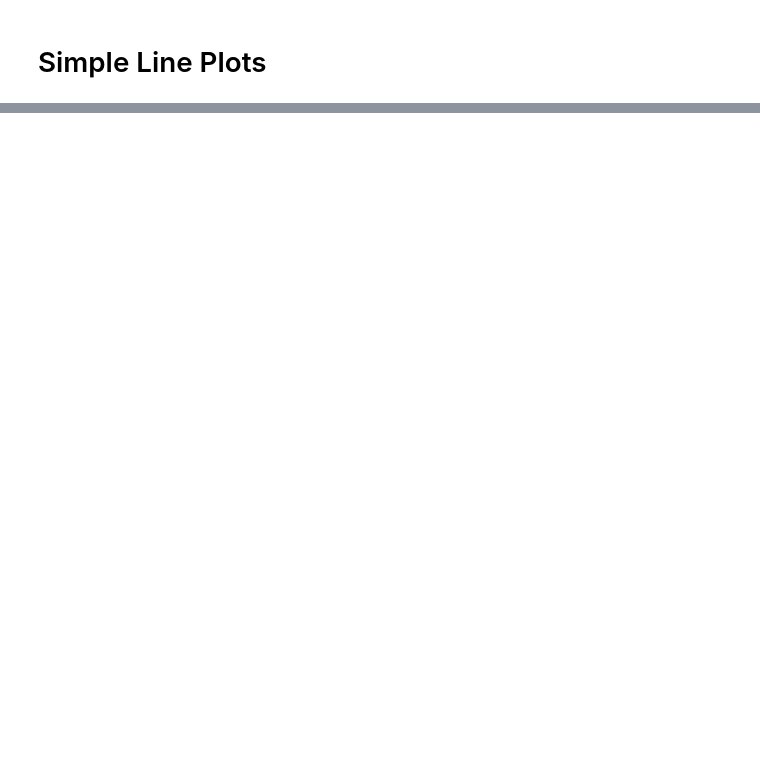
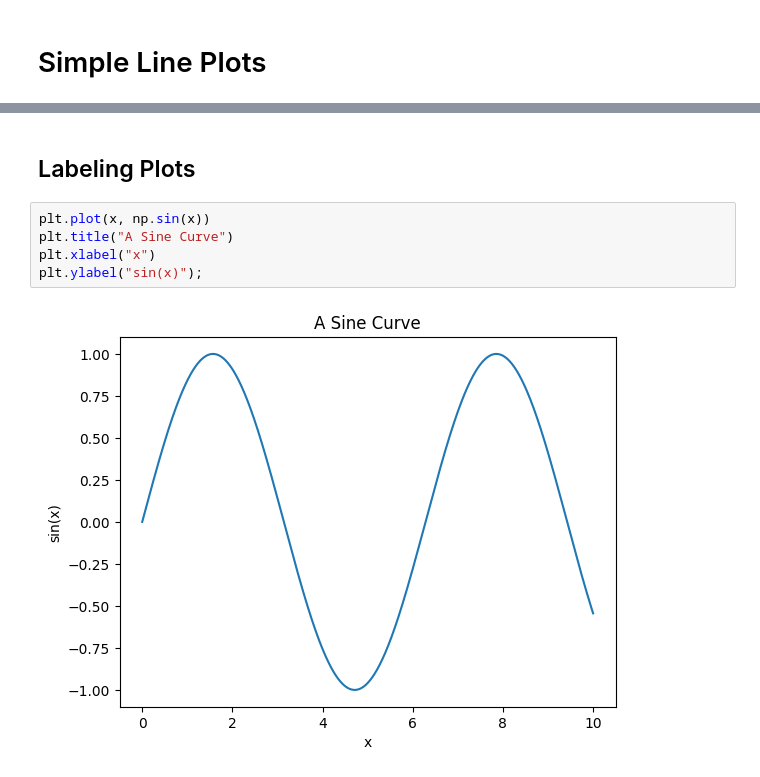
Before and after one commit to ZacharyCone7/SSE591_Week4, a Jupyter notebook: Week 4 Examples.ipynb, the cells around one changed output, grey strips where cells are left out. Drawn from its saved outputs; the diff is of its cells as text; blank space fills up the shorter version.

```diff
--- a/Week 4 Examples.ipynb
+++ b/Week 4 Examples.ipynb
@@ -58,0 +90,9 @@ ax[1].plot(x, np.cos(x));
+# %% [markdown]
+## Labeling Plots
+# %%
+plt.plot(x, np.sin(x))
+plt.title("A Sine Curve")
+plt.xlabel("x")
+plt.ylabel("sin(x)");
+# %% [output]
+[figure, added]
```
Also changed, not shown: parts of 31 cells of this notebook, 1 other file.
